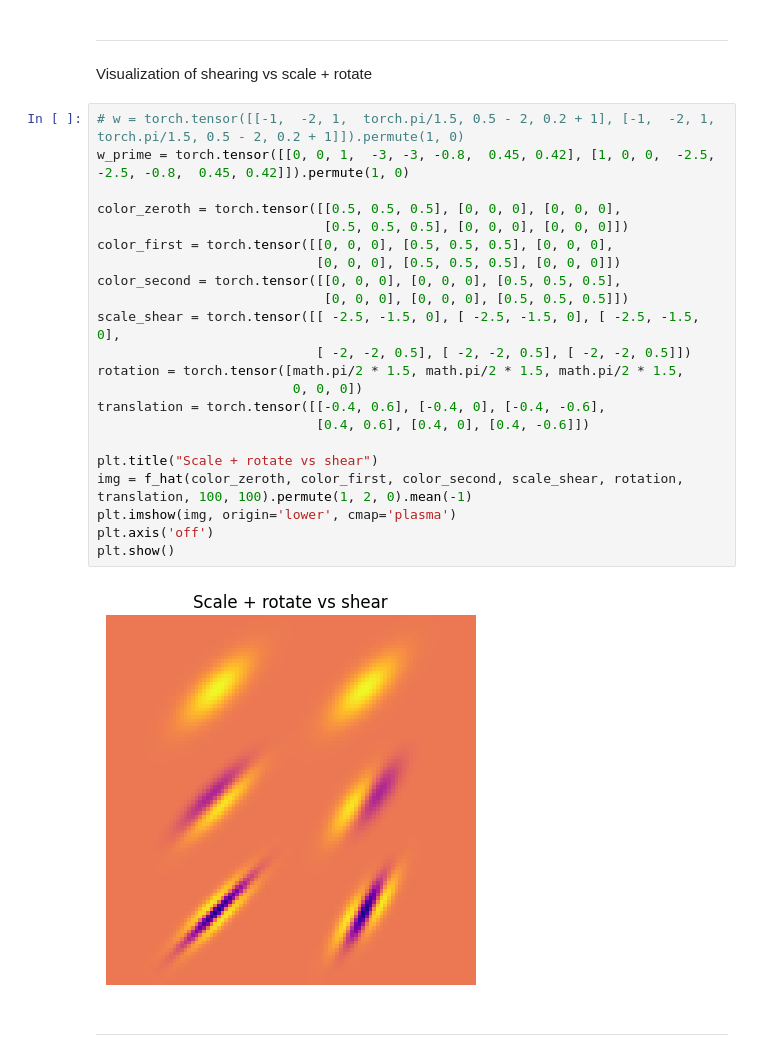
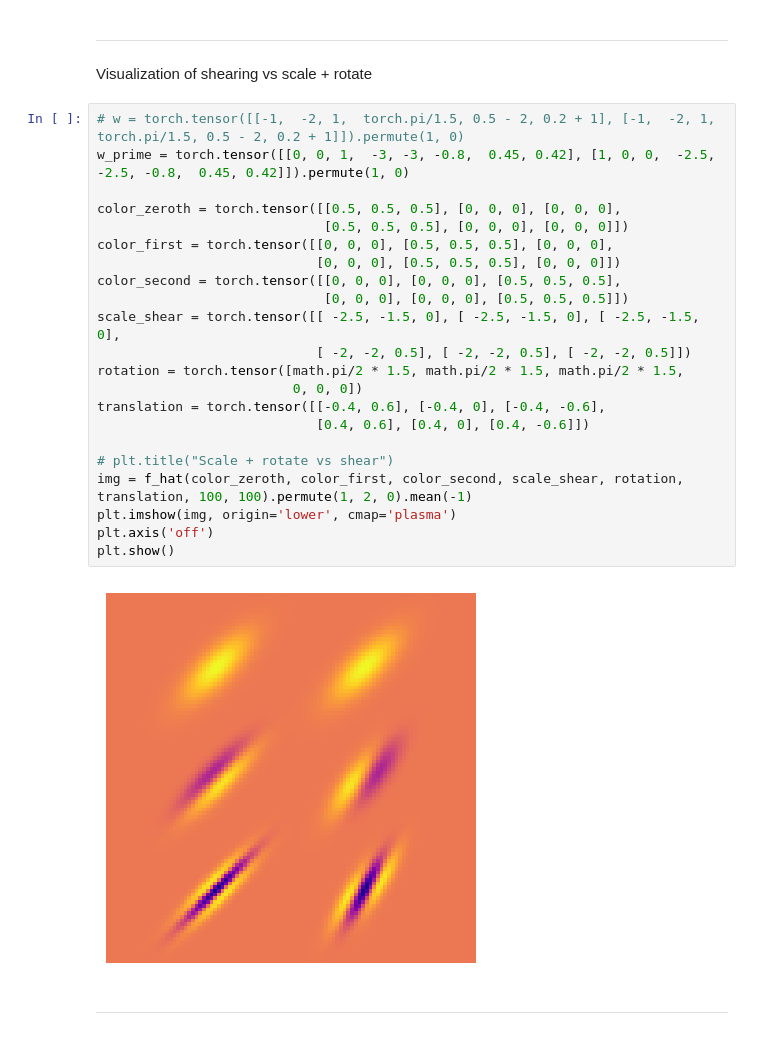
Before and after one commit to SuperVK/sparse-image-repr-bep, a Jupyter notebook: project.ipynb, the cells around one changed output. Cells and saved outputs as stored; diff of their text form.

```diff
--- a/project.ipynb
+++ b/project.ipynb
@@ -354,27 +354,27 @@ Visualization of shearing vs scale + rotate
 # %%
 # w = torch.tensor([[-1,  -2, 1,  torch.pi/1.5, 0.5 - 2, 0.2 + 1], [-1,  -2, 1,  torch.pi/1.5, 0.5 - 2, 0.2 + 1]]).permute(1, 0)
 w_prime = torch.tensor([[0, 0, 1,  -3, -3, -0.8,  0.45, 0.42], [1, 0, 0,  -2.5, -2.5, -0.8,  0.45, 0.42]]).permute(1, 0)
 
 color_zeroth = torch.tensor([[0.5, 0.5, 0.5], [0, 0, 0], [0, 0, 0],
                              [0.5, 0.5, 0.5], [0, 0, 0], [0, 0, 0]])
 color_first = torch.tensor([[0, 0, 0], [0.5, 0.5, 0.5], [0, 0, 0],
                             [0, 0, 0], [0.5, 0.5, 0.5], [0, 0, 0]])
 color_second = torch.tensor([[0, 0, 0], [0, 0, 0], [0.5, 0.5, 0.5],
                              [0, 0, 0], [0, 0, 0], [0.5, 0.5, 0.5]])
 scale_shear = torch.tensor([[ -2.5, -1.5, 0], [ -2.5, -1.5, 0], [ -2.5, -1.5, 0],
                             [ -2, -2, 0.5], [ -2, -2, 0.5], [ -2, -2, 0.5]])
 rotation = torch.tensor([math.pi/2 * 1.5, math.pi/2 * 1.5, math.pi/2 * 1.5,
                          0, 0, 0])
 translation = torch.tensor([[-0.4, 0.6], [-0.4, 0], [-0.4, -0.6],
                             [0.4, 0.6], [0.4, 0], [0.4, -0.6]])
 
-plt.title("Scale + rotate vs shear")
+# plt.title("Scale + rotate vs shear")
 img = f_hat(color_zeroth, color_first, color_second, scale_shear, rotation, translation, 100, 100).permute(1, 2, 0).mean(-1)
 plt.imshow(img, origin='lower', cmap='plasma')
 plt.axis('off')
 plt.show()
 # %% [output]
-[figure, old version]
+[figure, new version]
 # %% [markdown]
 ---
 # %% [markdown]
```
Also changed, not shown: parts of 57 cells of this notebook.
